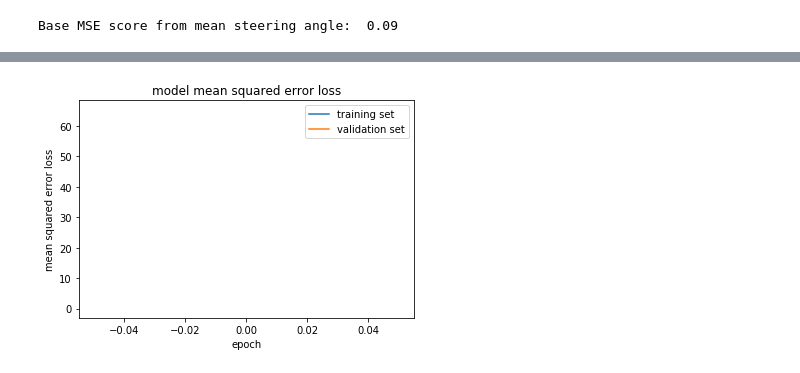
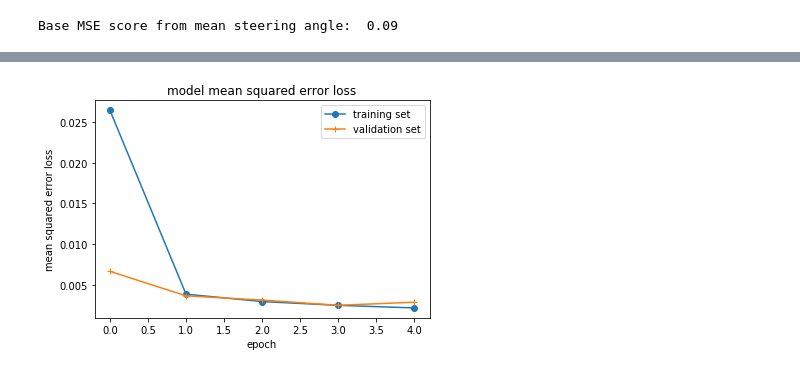
Before and after one commit to BVPhD/Udacity_SDC, a Jupyter notebook: COVNET_Behavioral_Cloning/Behavioral_Cloning.ipynb, the cells around one changed output, grey strips where cells are left out. Drawn from its saved outputs; the diff is of its cells as text; code cells hidden in the pictures.

```diff
--- a/COVNET_Behavioral_Cloning/Behavioral_Cloning.ipynb
+++ b/COVNET_Behavioral_Cloning/Behavioral_Cloning.ipynb
@@ -333,12 +425,17 @@ history_object = model.fit_generator(train_generator_obj,
                                      verbose=1)
+# %%
+# load of pickled training data from cloud training session
+with open('./train_history.pkl','rb') as f:
+    history = pickle.load(f)
 # %%
-### plot the training and validation loss for each epoch
-plt.plot(history_object.history['loss'])
-plt.plot(history_object.history['val_loss'])
+# plot the training and validation loss for each epoch from the pickled
+# training results from the Nvidia Tesla K80
+plt.plot(history[0],marker='o')
+plt.plot(history[1],marker='+')
 plt.title('model mean squared error loss')
 plt.ylabel('mean squared error loss')
 plt.xlabel('epoch')
 plt.legend(['training set', 'validation set'], loc='upper right')
 plt.show()
 # %% [output]
-[figure, old version]
+[figure, new version]
```
Also changed, not shown: parts of 43 cells of this notebook, 4 other files.
